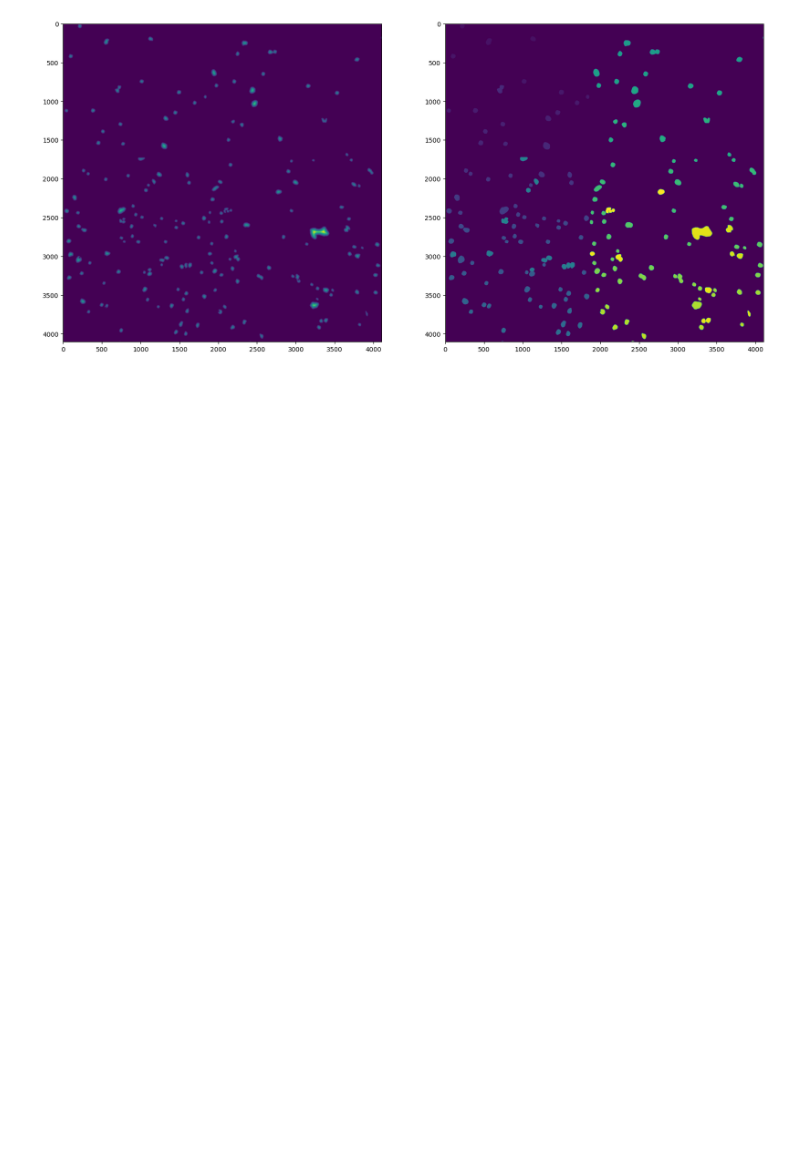
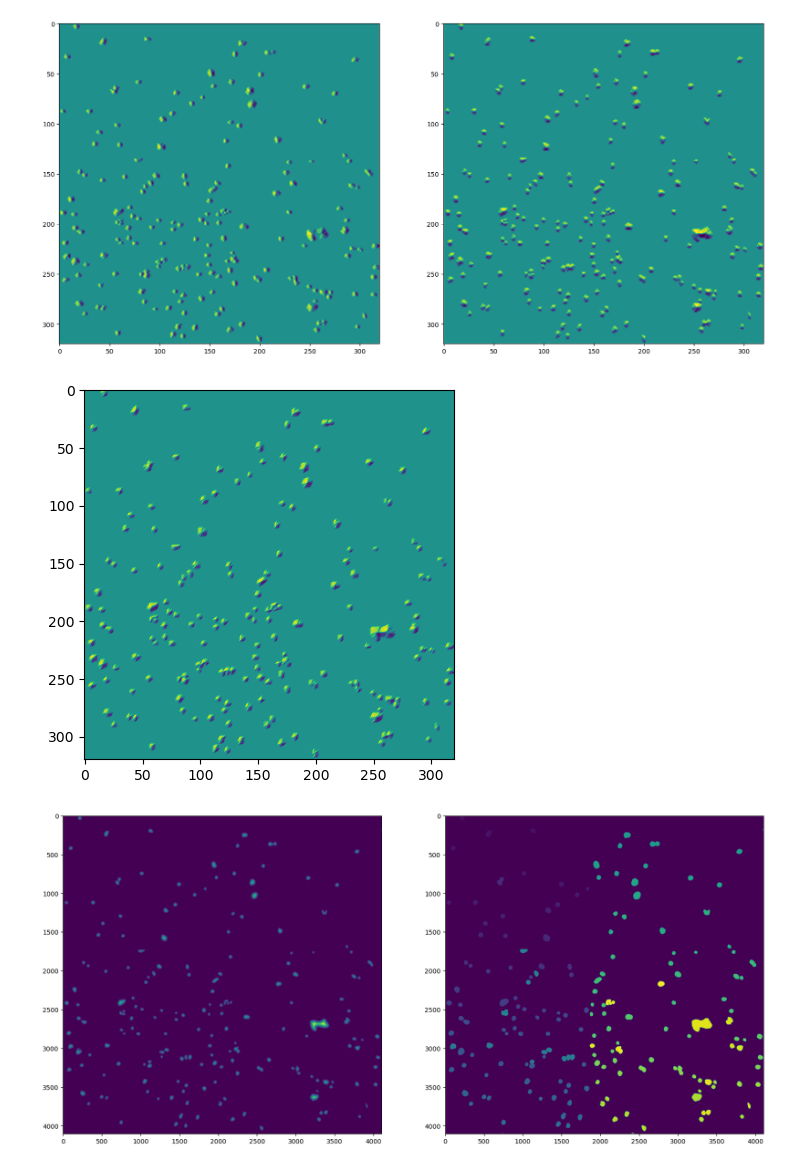
Before and after one commit to wittmajerd/U-Net-and-SRU-Net-segmentation, a Jupyter notebook: gradient_mask.ipynb, the cells around one changed output. Saved outputs shown, nothing was run; the diff lists cells and outputs as text; code cells hidden in the pictures; blank space fills up the shorter version.

Commit message:
single class gradient
not working, but for multiple class I need new training and evaluation functions

```diff
--- a/gradient_mask.ipynb
+++ b/gradient_mask.ipynb
@@ -212,7 +217,13 @@ def masks_to_flows_gpu(masks, device=None, niter=None):
 # %%
 data = np.load('C:/onlab_git/Onlab/data_with_centers/20.npz')
 bio = uniform_biosensor(torch.from_numpy(data['biosensor'].astype(np.float32)))
-mask = uniform_mask(torch.from_numpy(data['mask'].astype(bool)), data['cell_centers'])
+mask = uniform_mask(torch.from_numpy(data['mask'].astype("int64")), data['cell_centers'])
 device = torch.device('cuda')
-flows, centers = masks_to_flows_gpu(data['mask'], device)
+# flows, centers = masks_to_flows_gpu(data['mask'], device)
+mask = mask.numpy()
+# flows, centers = masks_to_flows_gpu(mask, device)
+flows, centers = masks_to_flows_cpu(mask, device)
 print(flows.shape)
+
+plt.imshow(mask)
+plt.show()
@@ -232,11 +242,26 @@ plt.show()
 # %%
 from scipy import ndimage
+
+distance_transform = ndimage.distance_transform_edt(mask)
+gradient_y, gradient_x = np.gradient(distance_transform)
+
+plt.figure(figsize=(20, 10))
+plt.subplot(121)
+plt.imshow(gradient_x)
+plt.subplot(122)
+plt.imshow(gradient_y)
+plt.show()
+
+plt.imshow(gradient_x + gradient_y)
+plt.show()
 
 plt.figure(figsize=(20, 10))
 plt.subplot(121)
 plt.imshow(ndimage.distance_transform_edt(data['mask']))
 plt.subplot(122)
 plt.imshow(data['mask'])
 plt.show()
 # %% [output]
-[figure, old version]
+[figure, new version]
+[figure, added]
+[figure, added]
```
Also changed, not shown: parts of 5 cells of this notebook, 3 other files.
